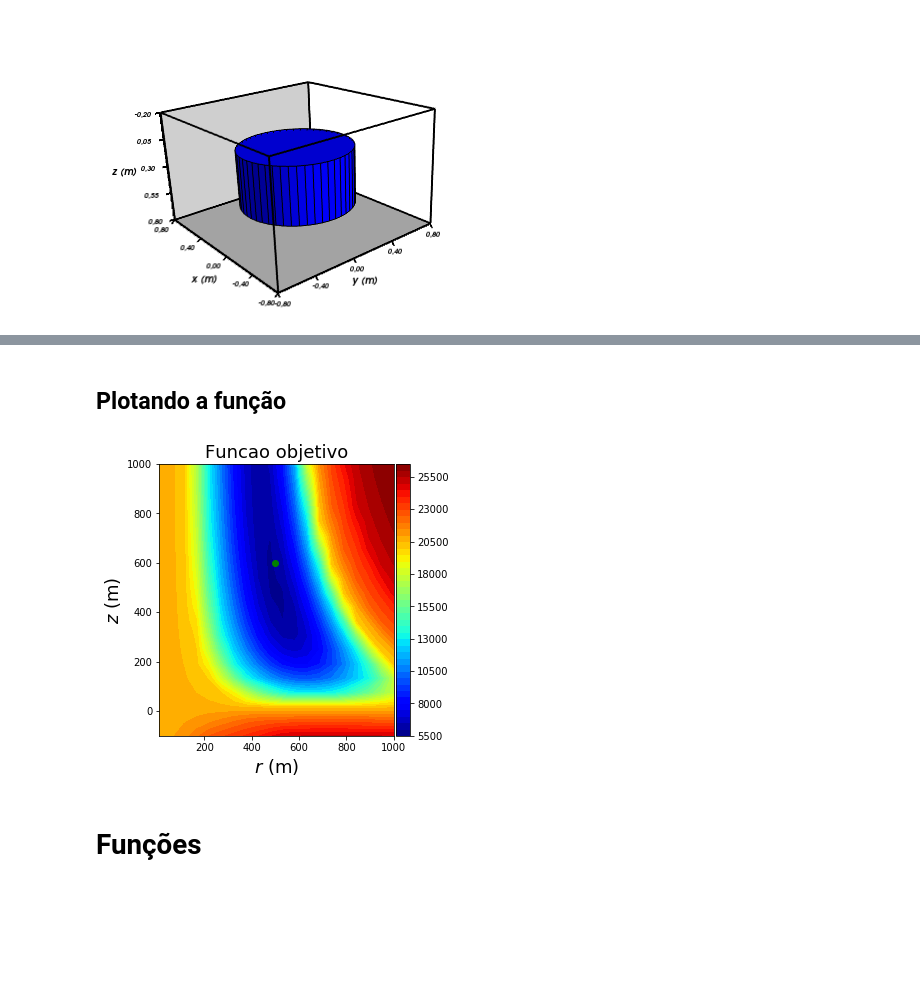
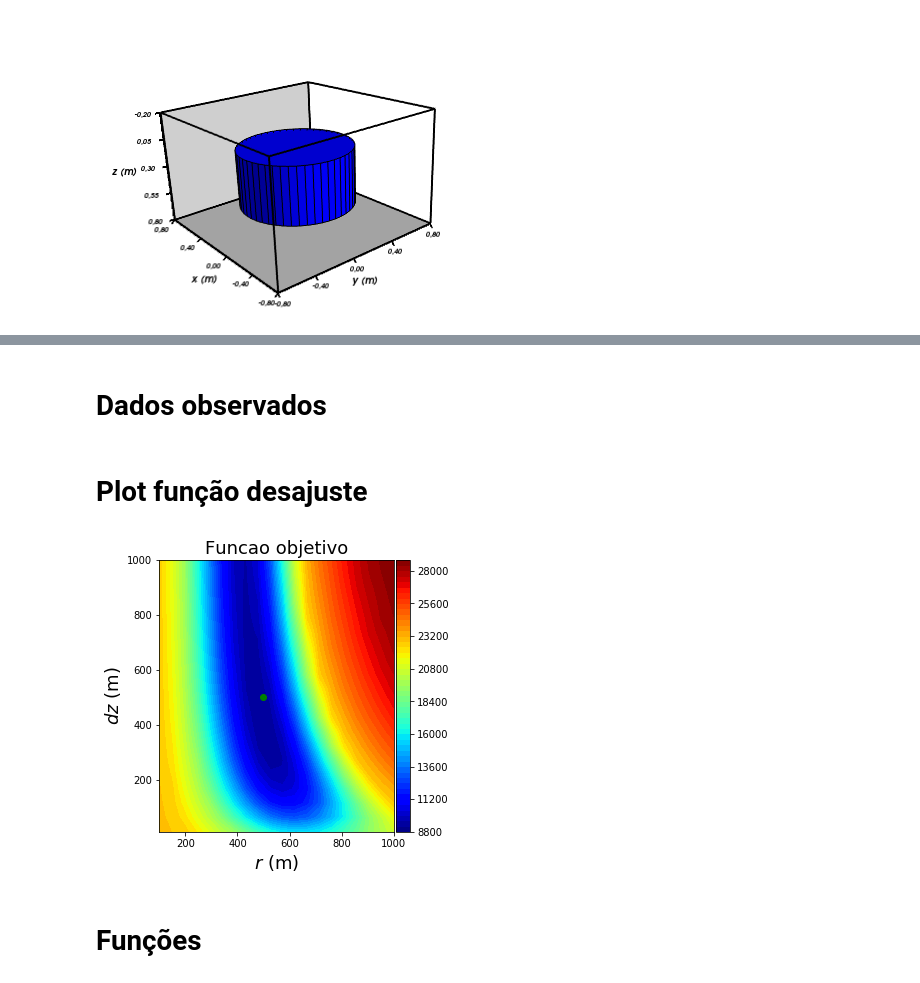
Before and after one commit to leobvital/non-linear-inversion, a Jupyter notebook: geofisica-base_steepest_descent.ipynb, the cells around one changed output, grey strips where cells are left out. Saved outputs shown, nothing was run; the diff lists cells and outputs as text; code cells hidden in the pictures; blank space fills up the shorter version.

```diff
--- a/geofisica-base_steepest_descent.ipynb
+++ b/geofisica-base_steepest_descent.ipynb
@@ -83,17 +133,54 @@ img(filename='bolacha.png')
+# %%
+area = [-2000, 2000, -2000, 2000] #x minimum, x maximum, y minimum and y maximum
+shape = (50,50) #number of data along the y and x directions
+N = shape[0]*shape[1] #total number of data
+
+#coordinates x and y of the data
+xp, yp = regular(area, shape)
+
+zp = np.zeros(N) - 100.
+# %% [markdown]
+# Dados observados
+# %%
+data = polyprism.tf(xp, yp, zp, prisms, inc, dec) # predict data
+amp_noise = 0.01*np.max(data)
+data_noise = data + np.random.normal(loc=0., scale=amp_noise, size=shape[0]*shape[1]) # noise corrupted data
 # %% [markdown]
-## Plotando a função
+# Plot função desajuste
+# %%
+r_plot = np.linspace(100., 1000., 20)
+dz_plot = np.linspace(10., 1000., 20)
+r_plot,z0_plot = np.meshgrid(r_plot, dz_plot)
+r_plot = r_plot.ravel()
+dz_plot = z0_plot.ravel()
+phi_plot = np.zeros_like(r_plot)
+
+for i, (r, dz) in enumerate(zip(r_plot,dz_plot)):
+    m = np.zeros(M) + r
+    m = np.hstack((m,np.zeros(2)))
+    l = param2polyprism(m, M, L, z0, z0 + dz, props)
+    d_pred = polyprism.tf(xp, yp, zp, l, inc, dec)
+    phi_plot[i] = np.sum((data - d_pred)**2)
+
+r_plot = r_plot.reshape((20,20))
+dz_plot = dz_plot.reshape((20,20))
+phi_plot = phi_plot.reshape((20,20))
+
+# equalizando as cores
+phi_eq = histeq(phi_plot)
+phi_eq = np.reshape(phi_eq,(20,20))
+phi_eq = phi_eq
 # %%
 plt.figure(figsize=(5,5))
-plt.plot(cylinder_model['r'], cylinder_model['z0'] + cylinder_model['dz'], 'og')
+plt.plot(r_true, dz_true, 'og')
 plt.title('Funcao objetivo', fontsize=18)
-plt.contourf(cylinder_bottom_data['p1'], cylinder_bottom_data['p2'], cylinder_bottom_data['phi_eq'], 50, cmap='jet')
+plt.contourf(r_plot, dz_plot, phi_eq, 50, cmap='jet')
 plt.xlabel('$r$ (m)', fontsize=18)
-plt.ylabel('$z$ (m)', fontsize=18)
+plt.ylabel('$dz$ (m)', fontsize=18)
 plt.colorbar(pad=0.01, aspect=20, shrink=1)
-plt.savefig('plot_geo-base_prob.png', pad_inches=0.0)
 plt.show()
 # %% [output]
-[figure, old version]
+[figure, new version]
 # %% [markdown]
 # Funções
 # %%
```
Also changed, not shown: parts of 27 cells of this notebook, 37 other files.
